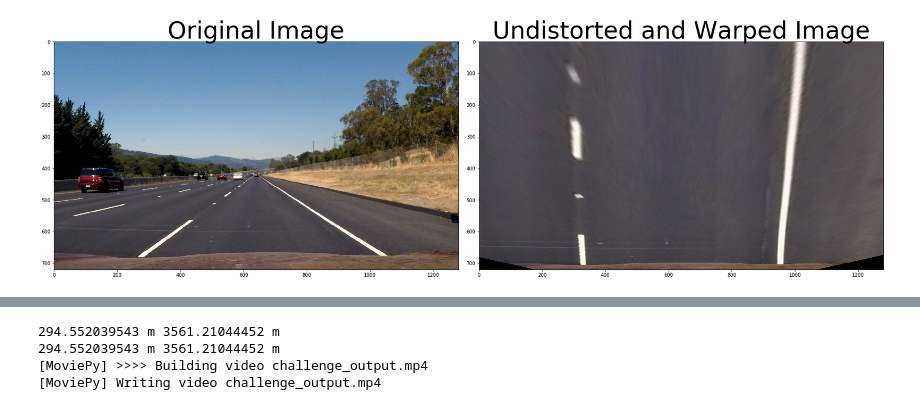
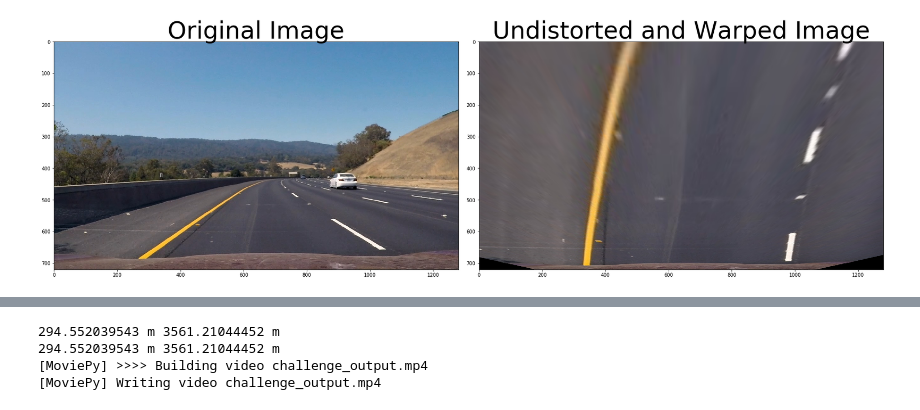
Before and after one commit to ntaherian/CarND-Advanced-Lane-Lines, a Jupyter notebook: advanced_lane_finding1.ipynb, the cells around one changed output, grey strips where cells are left out. Saved outputs shown, nothing was run; the diff lists cells and outputs as text; code cells hidden in the pictures.

```diff
--- a/advanced_lane_finding1.ipynb
+++ b/advanced_lane_finding1.ipynb
@@ -67,20 +67,20 @@ def corners_unwarp(img):
     return warped, M
 # %%
 import scipy.misc
-img = mpimg.imread('test_images/straight_lines2.jpg')
+img = mpimg.imread('test_images/test3.jpg')
 gray = cv2.cvtColor(img,cv2.COLOR_BGR2GRAY)
 ret, mtx, dist, rvecs, tvecs = cv2.calibrateCamera(objpoints, imgpoints, gray.shape[0:2], None, None)
 undist = cal_undistort(img, objpoints, imgpoints)
 top_down, perspective_M = corners_unwarp(img)
 f, (ax1, ax2) = plt.subplots(1, 2, figsize=(24, 9))
 f.tight_layout()
 ax1.imshow(img)
 ax1.set_title('Original Image', fontsize=50)
 ax2.imshow(top_down)
 ax2.set_title('Undistorted and Warped Image', fontsize=50)
 plt.subplots_adjust(left=0., right=1, top=0.9, bottom=0.)
 # %% [output]
-[figure, old version]
+[figure, new version]
 # %%
 from numpy.linalg import inv
 # Edit this function to create your own pipeline.
```
Also changed, not shown: parts of 4 cells of this notebook.
